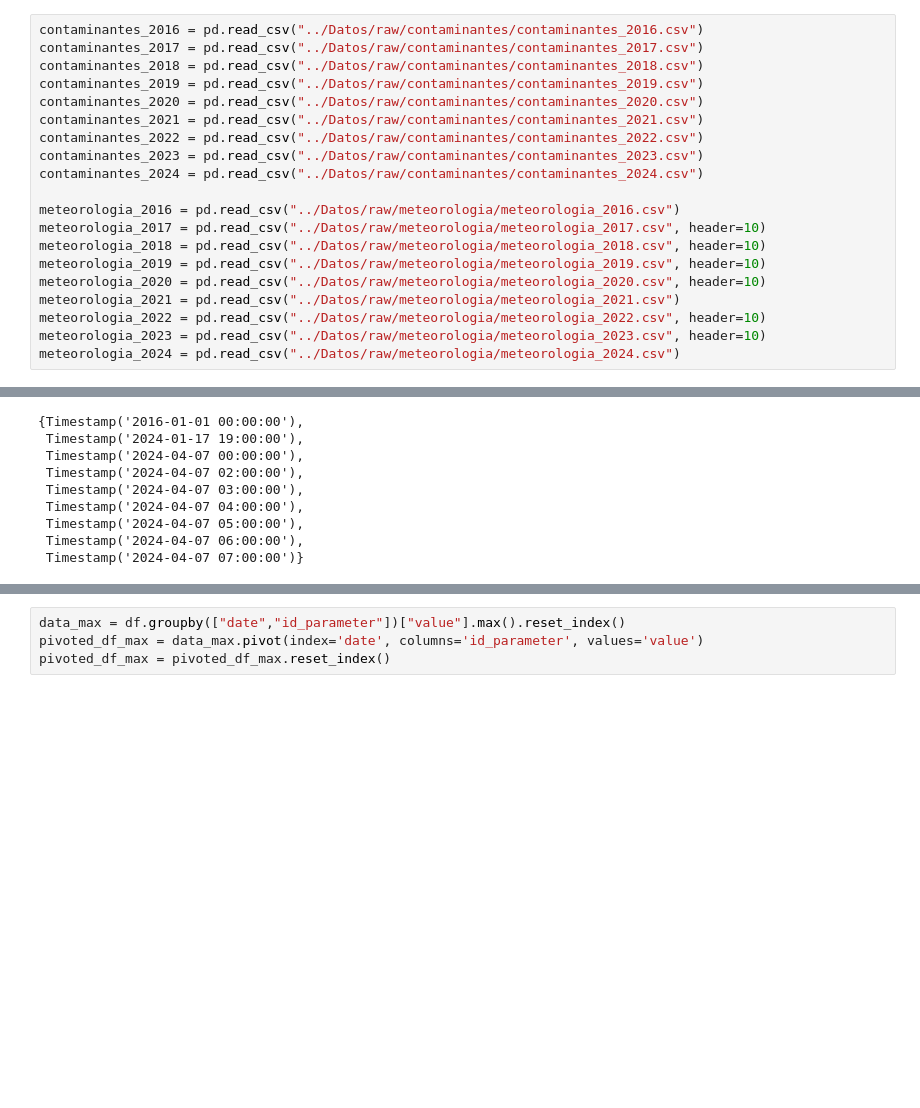
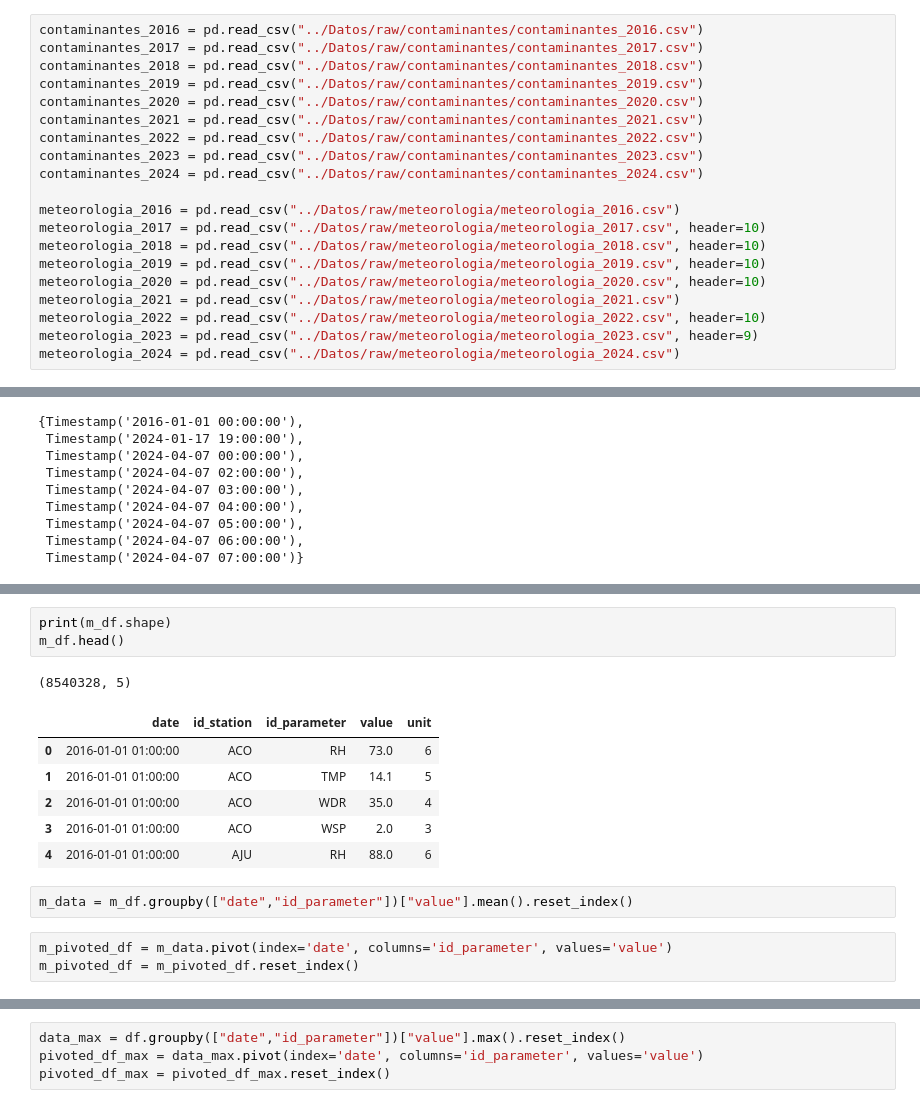
Before and after one commit to guillermoArr/HoyNoCircula, a Jupyter notebook: Codigo/data_processing.ipynb, the cells around one changed output, grey strips where cells are left out. Drawn from its saved outputs; the diff is of its cells as text; blank space fills up the shorter version.

```diff
--- a/Codigo/data_processing.ipynb
+++ b/Codigo/data_processing.ipynb
@@ -20,7 +20,7 @@ meteorologia_2019 = pd.read_csv("../Datos/raw/meteorologia/meteorologia_2019.csv
 meteorologia_2020 = pd.read_csv("../Datos/raw/meteorologia/meteorologia_2020.csv", header=10)
 meteorologia_2021 = pd.read_csv("../Datos/raw/meteorologia/meteorologia_2021.csv")
 meteorologia_2022 = pd.read_csv("../Datos/raw/meteorologia/meteorologia_2022.csv", header=10)
-meteorologia_2023 = pd.read_csv("../Datos/raw/meteorologia/meteorologia_2023.csv", header=10)
+meteorologia_2023 = pd.read_csv("../Datos/raw/meteorologia/meteorologia_2023.csv", header=9)
 meteorologia_2024 = pd.read_csv("../Datos/raw/meteorologia/meteorologia_2024.csv")
 # %% [markdown]
 Detalles en fechas de contaminantes:
@@ -138,0 +171,16 @@ missing_hours
+# %%
+print(m_df.shape)
+m_df.head()
+# %% [output]
+(8540328, 5)
+|  | date | id_station | id_parameter | value | unit |
+| 0 | 2016-01-01 01:00:00 | ACO | RH | 73.0 | 6 |
+| 1 | 2016-01-01 01:00:00 | ACO | TMP | 14.1 | 5 |
+| 2 | 2016-01-01 01:00:00 | ACO | WDR | 35.0 | 4 |
+| 3 | 2016-01-01 01:00:00 | ACO | WSP | 2.0 | 3 |
+| 4 | 2016-01-01 01:00:00 | AJU | RH | 88.0 | 6 |
+# %%
+m_data = m_df.groupby(["date","id_parameter"])["value"].mean().reset_index()
+# %%
+m_pivoted_df = m_data.pivot(index='date', columns='id_parameter', values='value')
+m_pivoted_df = m_pivoted_df.reset_index()
```
Also changed, not shown: parts of 7 cells of this notebook.
